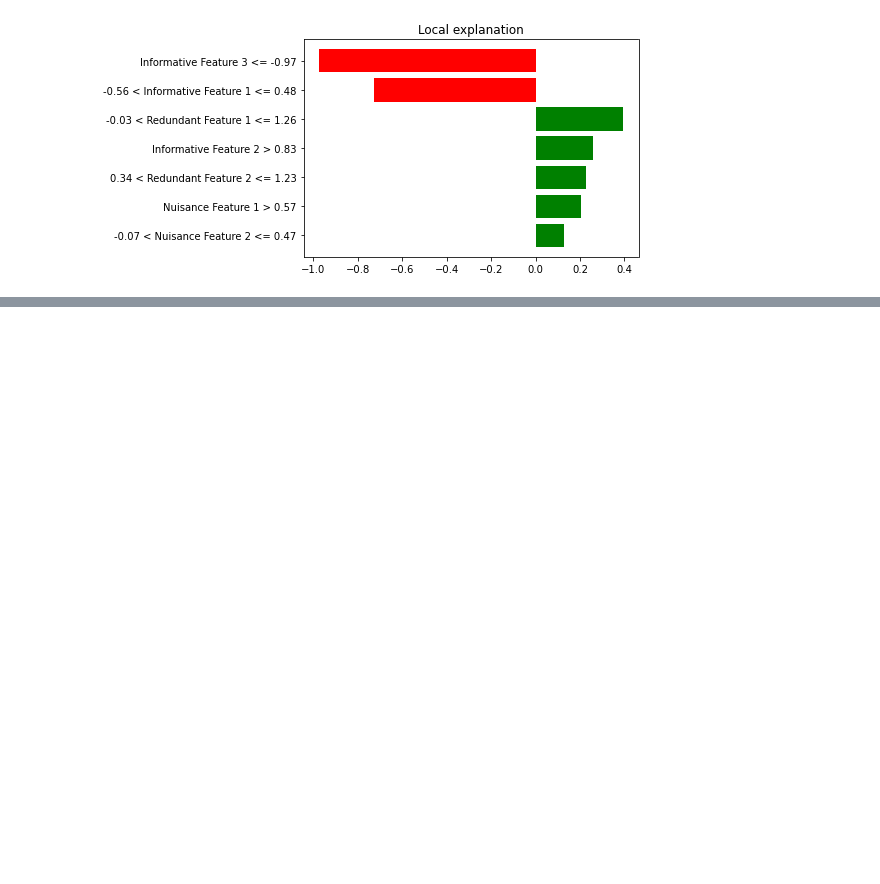
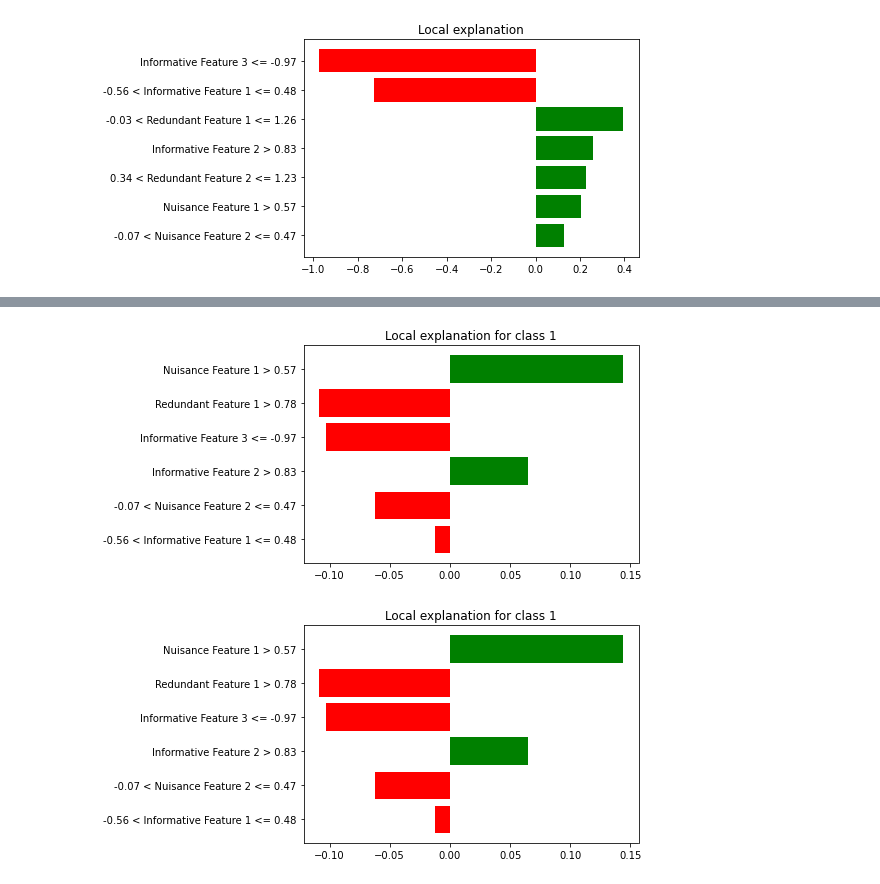
Before and after one commit to arjunnyu/vismlproject, a Jupyter notebook: data_generation/explanation_through_lime.ipynb, the cells around one changed output, grey strips where cells are left out. Saved outputs shown, nothing was run; the diff lists cells and outputs as text; code cells hidden in the pictures; blank space fills up the shorter version.

```diff
--- a/data_generation/explanation_through_lime.ipynb
+++ b/data_generation/explanation_through_lime.ipynb
@@ -139,0 +148,6 @@ example_explanation_nnr.as_pyplot_figure()
+# %%
+# RANDOM FOREST CLASSIFIER
+example_explanation_rfc.as_pyplot_figure()
+# %% [output]
+[figure, added]
+[figure, added]
```
Also changed, not shown: parts of 8 cells of this notebook, 4 other files.
